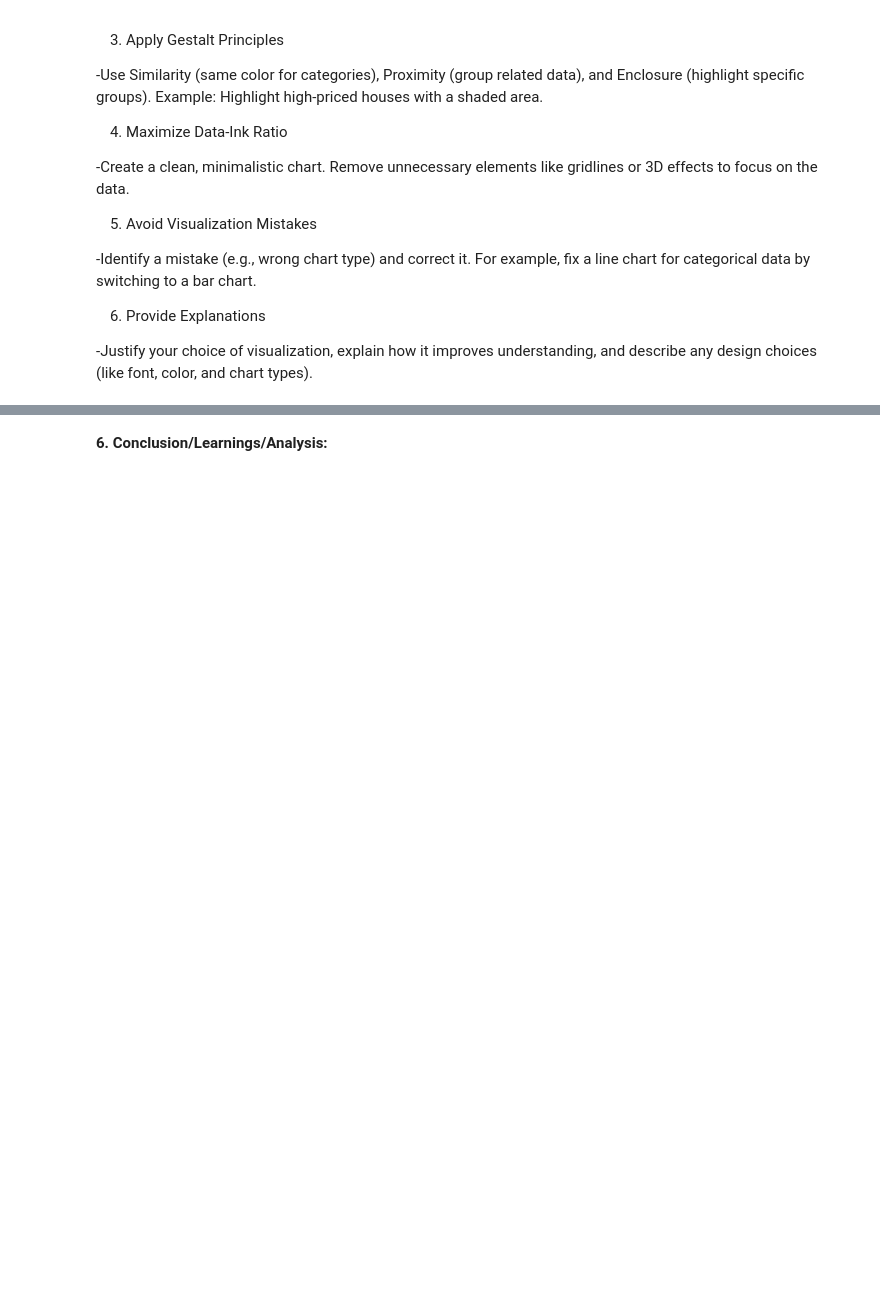
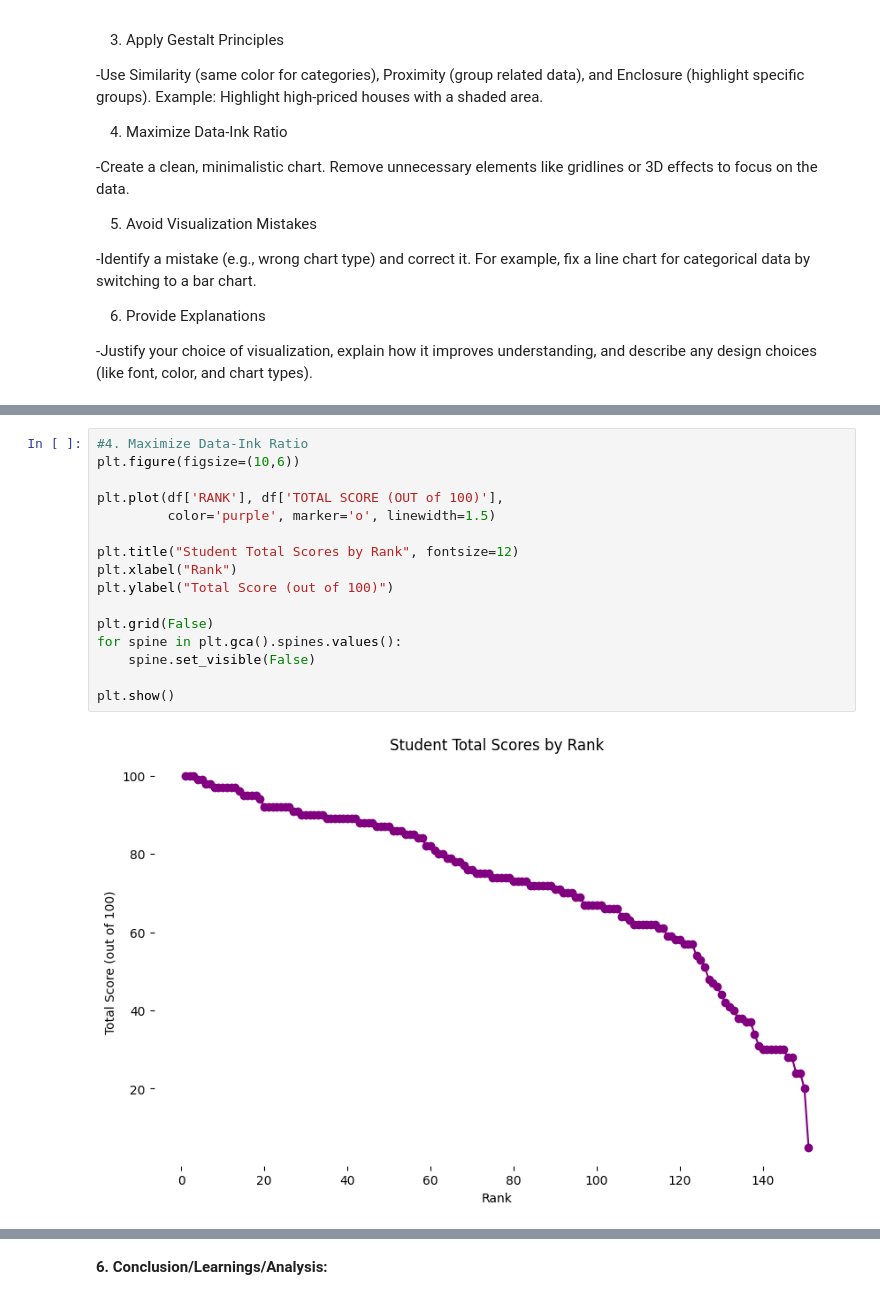
Before and after one commit to jazmin-reyes03/CPE-031---Visualization-and-Data-Analysis, a Jupyter notebook: REYES_JAZMIN_Hands_On_Activity_6_|_Data_Visualization_and_Design.ipynb, the cells around one changed output, grey strips where cells are left out. Saved outputs shown, nothing was run; the diff lists cells and outputs as text; blank space fills up the shorter version.

```diff
--- a/REYES_JAZMIN_Hands_On_Activity_6_|_Data_Visualization_and_Design.ipynb
+++ b/REYES_JAZMIN_Hands_On_Activity_6_|_Data_Visualization_and_Design.ipynb
@@ -629,0 +705,18 @@ df
+# %%
+#4. Maximize Data-Ink Ratio
+plt.figure(figsize=(10,6))
+
+plt.plot(df['RANK'], df['TOTAL SCORE (OUT of 100)'],
+         color='purple', marker='o', linewidth=1.5)
+
+plt.title("Student Total Scores by Rank", fontsize=12)
+plt.xlabel("Rank")
+plt.ylabel("Total Score (out of 100)")
+
+plt.grid(False)
+for spine in plt.gca().spines.values():
+    spine.set_visible(False)
+
+plt.show()
+# %% [output]
+[figure, added]
```
Also changed, not shown: parts of 7 cells of this notebook.
